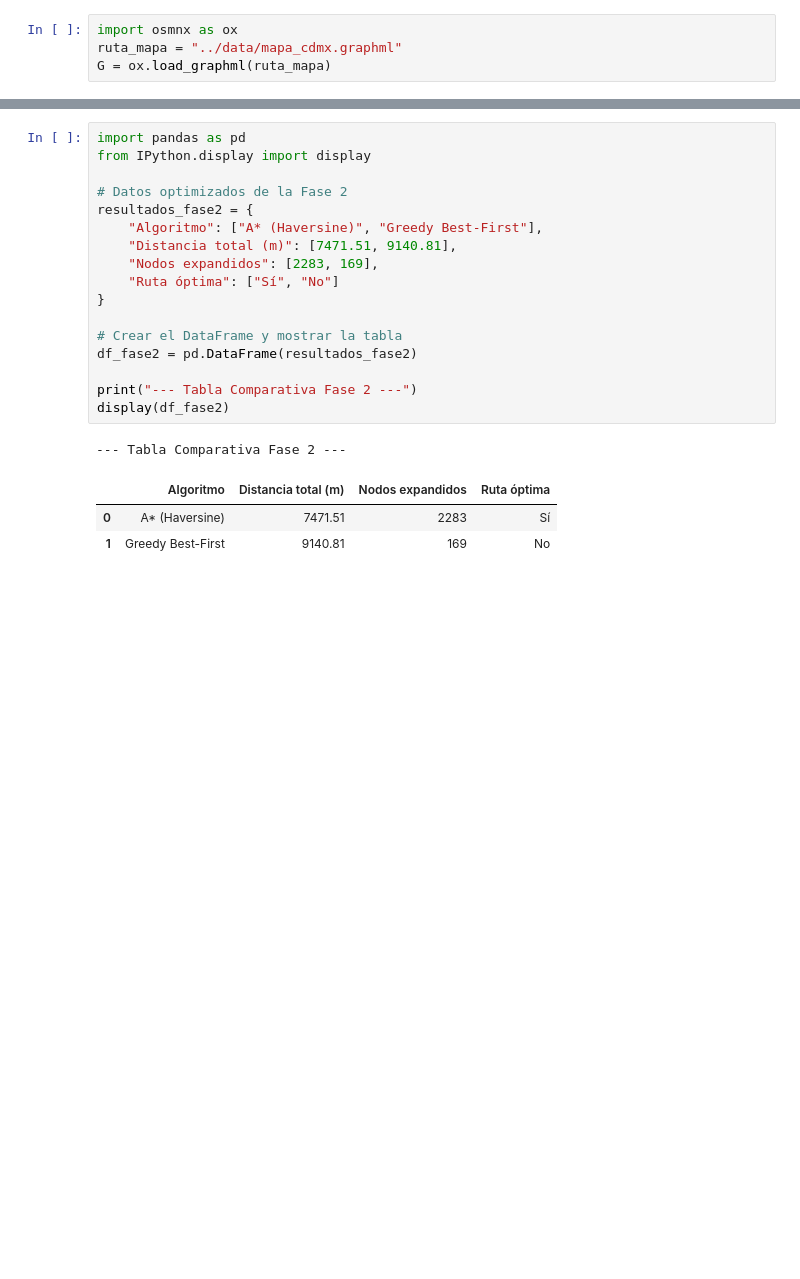
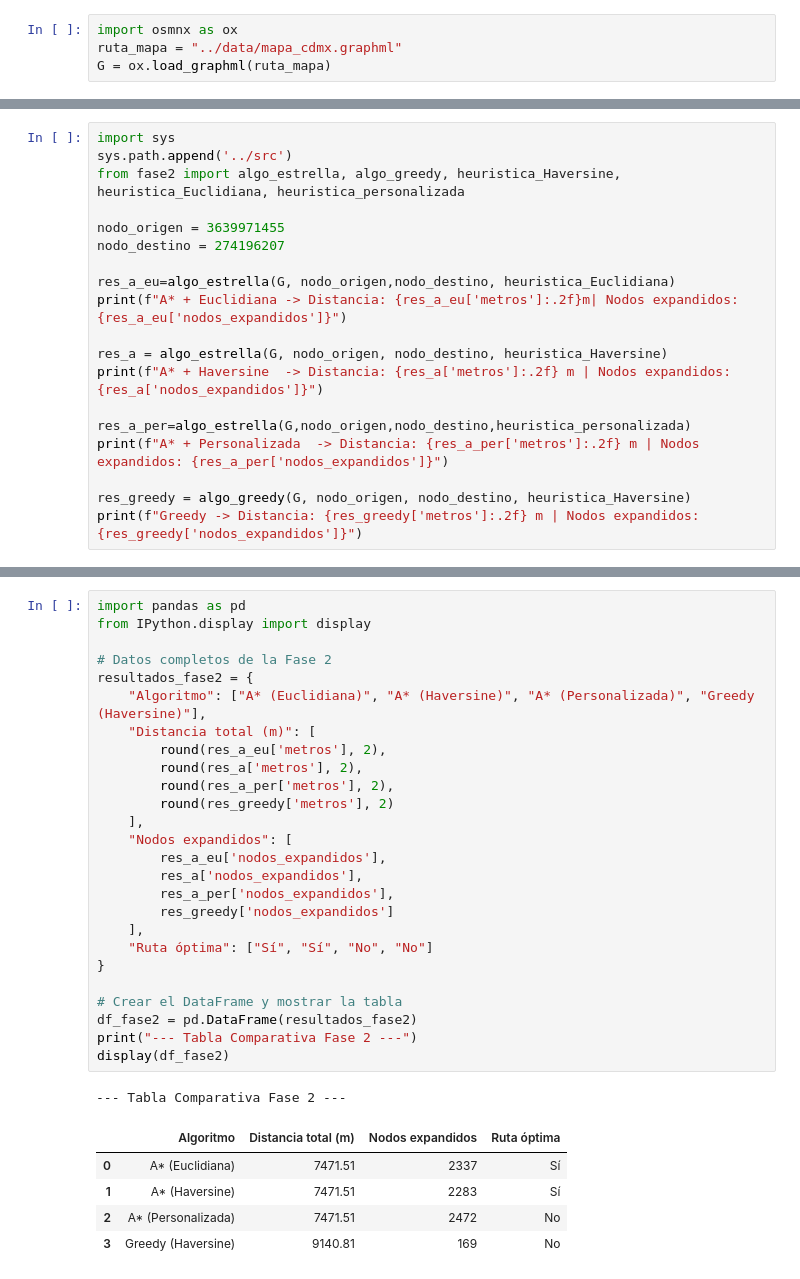
Before and after one commit to IanRey692/IA, a Jupyter notebook: P1/notebooks/Fase_2.ipynb, the cells around one changed output, grey strips where cells are left out. Cells and saved outputs as stored; diff of their text form; blank space fills up the shorter version.

Commit message:
Tabla de heuristicas

```diff
--- a/P1/notebooks/Fase_2.ipynb
+++ b/P1/notebooks/Fase_2.ipynb
@@ -20,0 +5,19 @@ Greedy -> Distancia: 9140.81 m | Nodos expandidos: 169
+# %%
+import sys
+sys.path.append('../src')
+from fase2 import algo_estrella, algo_greedy, heuristica_Haversine, heuristica_Euclidiana, heuristica_personalizada
+
+nodo_origen = 3639971455
+nodo_destino = 274196207
+
+res_a_eu=algo_estrella(G, nodo_origen,nodo_destino, heuristica_Euclidiana)
+print(f"A* + Euclidiana -> Distancia: {res_a_eu['metros']:.2f}m| Nodos expandidos: {res_a_eu['nodos_expandidos']}")
+
+res_a = algo_estrella(G, nodo_origen, nodo_destino, heuristica_Haversine)
+print(f"A* + Haversine  -> Distancia: {res_a['metros']:.2f} m | Nodos expandidos: {res_a['nodos_expandidos']}")
+
+res_a_per=algo_estrella(G,nodo_origen,nodo_destino,heuristica_personalizada)
+print(f"A* + Personalizada  -> Distancia: {res_a_per['metros']:.2f} m | Nodos expandidos: {res_a_per['nodos_expandidos']}")
+
+res_greedy = algo_greedy(G, nodo_origen, nodo_destino, heuristica_Haversine)
+print(f"Greedy -> Distancia: {res_greedy['metros']:.2f} m | Nodos expandidos: {res_greedy['nodos_expandidos']}")
@@ -51,25 +59,36 @@ mapa.save("mapa.html")
 mapa
 # %% [output]
 [interactive output not drawn]
-# %%
-import pandas as pd
-from IPython.display import display
-
-# Datos optimizados de la Fase 2
-resultados_fase2 = {
-    "Algoritmo": ["A* (Haversine)", "Greedy Best-First"],
-    "Distancia total (m)": [7471.51, 9140.81],
-    "Nodos expandidos": [2283, 169],
-    "Ruta óptima": ["Sí", "No"]
-}
-
-# Crear el DataFrame y mostrar la tabla
-df_fase2 = pd.DataFrame(resultados_fase2)
-
-print("--- Tabla Comparativa Fase 2 ---")
-display(df_fase2)
-# %% [output]
---- Tabla Comparativa Fase 2 ---
-|  | Algoritmo | Distancia total (m) | Nodos expandidos | Ruta óptima |
-| 0 | A* (Haversine) | 7471.51 | 2283 | Sí |
-| 1 | Greedy Best-First | 9140.81 | 169 | No |
+# %%
+import pandas as pd
+from IPython.display import display
+
+# Datos completos de la Fase 2
+resultados_fase2 = {
+    "Algoritmo": ["A* (Euclidiana)", "A* (Haversine)", "A* (Personalizada)", "Greedy (Haversine)"],
+    "Distancia total (m)": [
+        round(res_a_eu['metros'], 2),
+        round(res_a['metros'], 2),
+        round(res_a_per['metros'], 2),
+        round(res_greedy['metros'], 2)
+    ],
+    "Nodos expandidos": [
+        res_a_eu['nodos_expandidos'],
+        res_a['nodos_expandidos'],
+        res_a_per['nodos_expandidos'],
+        res_greedy['nodos_expandidos']
+    ],
+    "Ruta óptima": ["Sí", "Sí", "No", "No"]
+}
+
+# Crear el DataFrame y mostrar la tabla
+df_fase2 = pd.DataFrame(resultados_fase2)
+print("--- Tabla Comparativa Fase 2 ---")
+display(df_fase2)
+# %% [output]
+--- Tabla Comparativa Fase 2 ---
+|  | Algoritmo | Distancia total (m) | Nodos expandidos | Ruta óptima |
+| 0 | A* (Euclidiana) | 7471.51 | 2337 | Sí |
+| 1 | A* (Haversine) | 7471.51 | 2283 | Sí |
+| 2 | A* (Personalizada) | 7471.51 | 2472 | No |
+| 3 | Greedy (Haversine) | 9140.81 | 169 | No |
```
Also changed, not shown: parts of 2 cells of this notebook, 1 other file.
